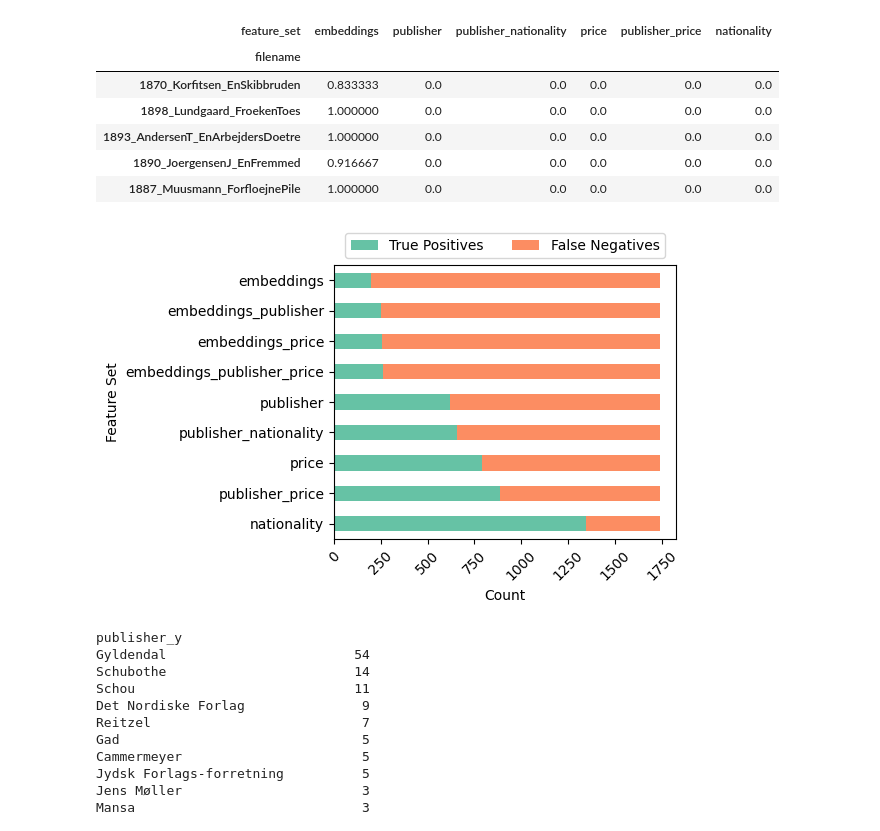
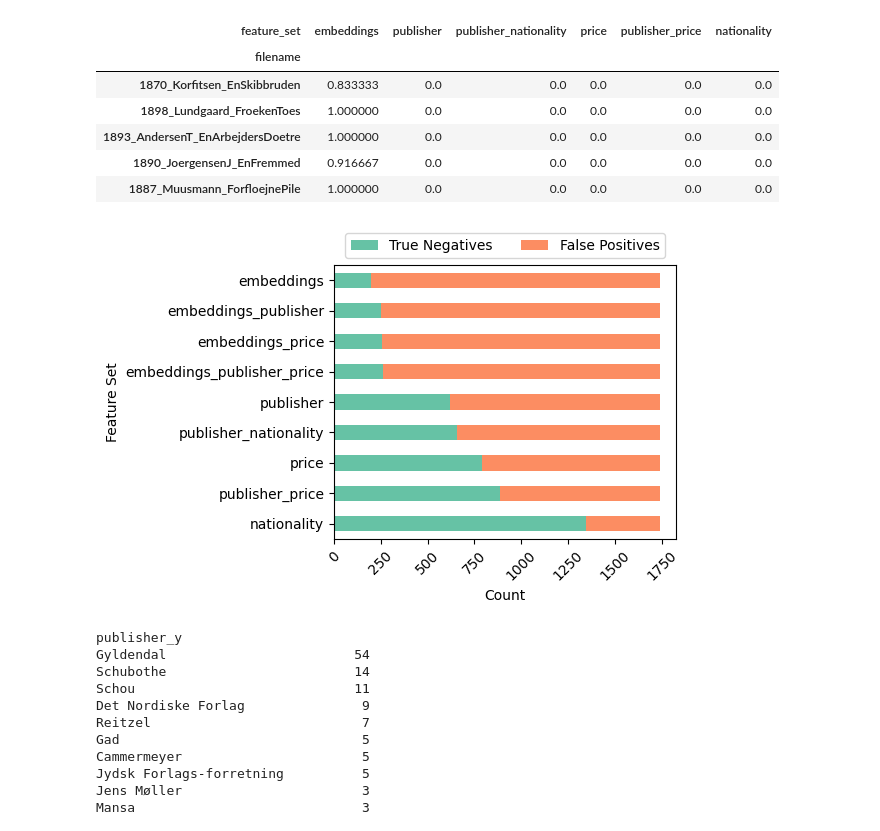
Before and after one commit to centre-for-humanities-computing/text-extrinsic-canon, a Jupyter notebook: notebooks/explore_FP_ceiling.ipynb, the cells around one changed output. Saved outputs shown, nothing was run; the diff lists cells and outputs as text; code cells hidden in the pictures.

Commit message:
Update false positives figure

```diff
--- a/notebooks/explore_FP_ceiling.ipynb
+++ b/notebooks/explore_FP_ceiling.ipynb
@@ -33,7 +34,7 @@ from datasets import load_dataset
 # %% [markdown]
 ### FP with ceiling = 15
 # %%
-all_predictions = pd.read_csv('all_predictions_250124_15_ceiling.csv')
+all_predictions = pd.read_csv('../results/all_predictions_250124_15_ceiling.csv')
 all_predictions.head()
 # %% [output]
 |  | filename | true_class | predicted_class | feature_set | iteration |
@@ -247,36 +250,36 @@ heatmap_data.head()
 exclude_feature_sets = ["avg_sentence_length", "real_gender", "published_gender"]
 
 # Exclude rows with any feature_set in the exclude_feature_sets list
 rows_filtered = rows_with_fp_filenames[~rows_with_fp_filenames["feature_set"].isin(exclude_feature_sets)]
 
 rows_filtered = rows_filtered[rows_filtered['filename'].isin(heatmap_data.index)]
 
 # Group by feature_set and calculate counts of 0s and 1s
 stacked_data = (
     rows_filtered.groupby(['feature_set', 'match'])
     .size()
     .unstack(fill_value=0)
 )
 
 # Get the first two colors from the Set2 color palette
 colors = sns.color_palette("Set2", 2)
 
 # Sort the stacked data by the count of true positives (match = 0)
 stacked_data_sorted = stacked_data.sort_values(by=0, ascending=False)
 
 # Plot stacked bar chart with specified colors
 stacked_data_sorted.plot(kind='barh', stacked=True, figsize=(6,4), color=colors)
 #plt.title("True and false predictions of FPs with embeddings")
 plt.xlabel('Count')
 plt.ylabel('Feature Set')
-plt.legend(labels=['True Positives', 'False Negatives'], loc='lower center', ncol=2, bbox_to_anchor=(0.5, 1))
+plt.legend(labels=['True Negatives', 'False Positives'], loc='lower center', ncol=2, bbox_to_anchor=(0.5, 1))
 plt.xticks(rotation=45)
 plt.tight_layout()
 
 # Display the plot
-plt.savefig('figs/true_false_per_set_ceiling.pdf', bbox_inches='tight')
+plt.savefig('../figs/true_false_per_set_ceiling.pdf', bbox_inches='tight')
 # %% [output]
-[figure, old version]
+[figure, new version]
 # %%
 fps_meta = heatmap_data.merge(df, left_on='filename', right_on='filename')
 # %%
```
Also changed, not shown: parts of 6 cells of this notebook, 1 other file.
